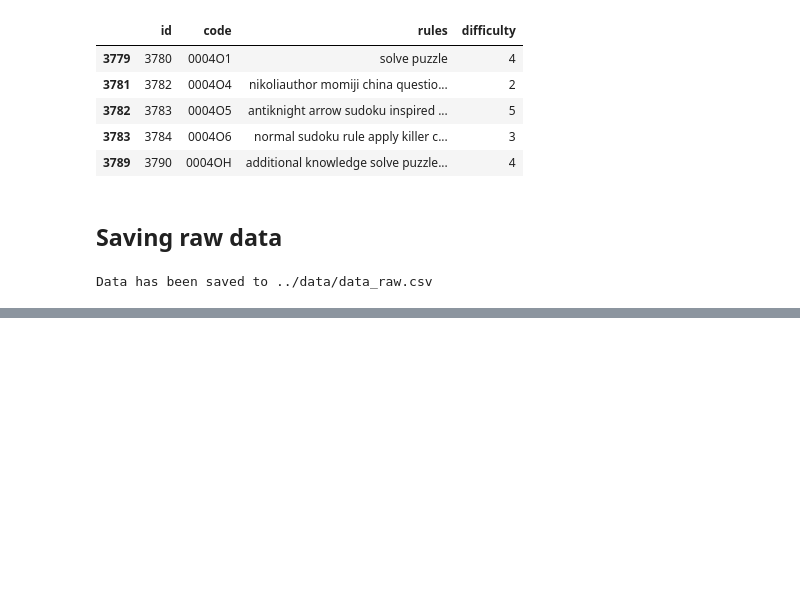
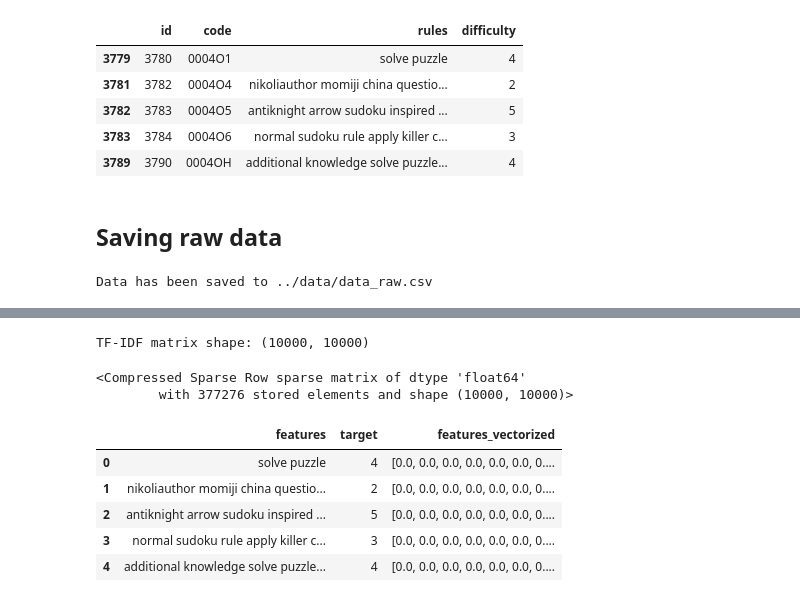
Before and after one commit to LeweLotki/sudoku_classifier, a Jupyter notebook: notebooks/data_cleaning.ipynb, the cells around one changed output, grey strips where cells are left out. Drawn from its saved outputs; the diff is of its cells as text; code cells hidden in the pictures; blank space fills up the shorter version.

```diff
--- a/notebooks/data_cleaning.ipynb
+++ b/notebooks/data_cleaning.ipynb
@@ -239,0 +246,25 @@ Data has been saved to ../data/data_raw.csv
+# %%
+df = pd.read_csv('../data/data_raw.csv')
+# %%
+vectorizer = TfidfVectorizer(max_features=10000)
+
+tfidf_matrix = vectorizer.fit_transform(df['features'])
+# %%
+print(f"TF-IDF matrix shape: {tfidf_matrix.shape}")
+# %% [output]
+TF-IDF matrix shape: (10000, 10000)
+# %%
+tfidf_matrix
+# %% [output]
+<Compressed Sparse Row sparse matrix of dtype 'float64'
+        with 377276 stored elements and shape (10000, 10000)>
+# %%
+df['features_vectorized'] = list(tfidf_matrix.toarray())
+df.head()
+# %% [output]
+|  | features | target | features_vectorized |
+| 0 | solve puzzle | 4 | [0.0, 0.0, 0.0, 0.0, 0.0, 0.0, 0.... |
+| 1 | nikoliauthor momiji china questio... | 2 | [0.0, 0.0, 0.0, 0.0, 0.0, 0.0, 0.... |
+| 2 | antiknight arrow sudoku inspired ... | 5 | [0.0, 0.0, 0.0, 0.0, 0.0, 0.0, 0.... |
+| 3 | normal sudoku rule apply killer c... | 3 | [0.0, 0.0, 0.0, 0.0, 0.0, 0.0, 0.... |
+| 4 | additional knowledge solve puzzle... | 4 | [0.0, 0.0, 0.0, 0.0, 0.0, 0.0, 0.... |
```
Also changed, not shown: parts of 6 cells of this notebook, 8 other files.
